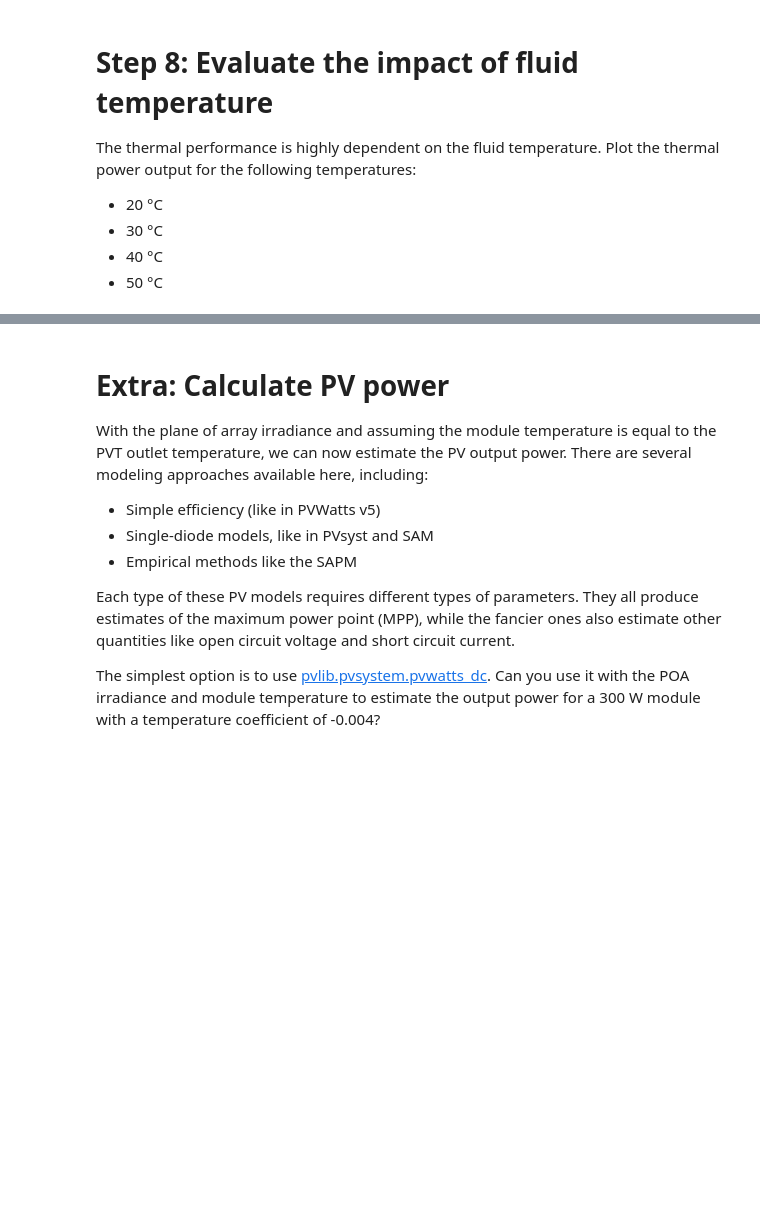
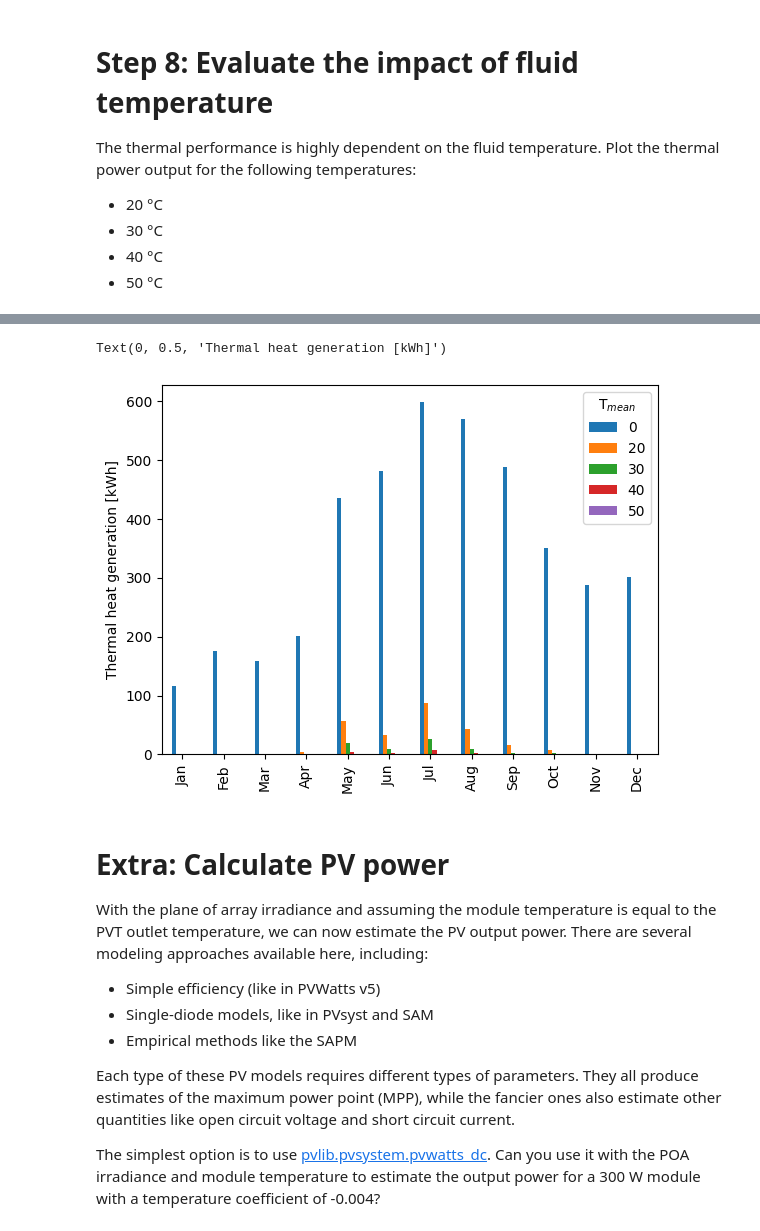
Before and after one commit to AdamRJensen/pvt-exercise, a Jupyter notebook: pvt-systems.ipynb, the cells around one changed output, grey strips where cells are left out. Cells and saved outputs as stored; diff of their text form; code cells hidden in the pictures; blank space fills up the shorter version.

```diff
--- a/pvt-systems.ipynb
+++ b/pvt-systems.ipynb
@@ -64,2 +115,13 @@ Can you find the suitable pvlib function to calculate plane of array irradiance
 # %%
 # Write your code here to calculate plane of array irradiance
+poa = pvlib.irradiance.get_total_irradiance(
+    surface_tilt=45,
+    surface_azimuth=180,
+    solar_zenith=solar_position['zenith'],
+    solar_azimuth=solar_position['azimuth'],
+    dni=data['dni'],
+    ghi=data['ghi'],
+    dhi=data['dhi'],
+)
+
+poa.head(12)
@@ -93,0 +213,8 @@ The thermal performance is highly dependent on the fluid temperature. Plot the t
+# %%
+# Write your code to plot the heat generation
+Qs = pd.DataFrame()
+for T_mean in [0, 20, 30, 40, 50]:
+    Q = area*(eta_0b*K_b*poa['poa_direct'] + eta_0b*K_d*poa['poa_diffuse'] - a_1*(T_mean-data['temp_air']) - a_2*(T_mean-data['temp_air'])**2 - a_3*data['wind_speed']*(T_mean-data['temp_air']) - a_6*data['wind_speed']*(poa['poa_diffuse'] + poa['poa_direct']))
+    Qs[T_mean] = Q.clip(lower=0)
+
+Qs.head()
@@ -94,3 +228,12 @@ The thermal performance is highly dependent on the fluid temperature. Plot the t
+# %%
+Qs_monthly = Qs.resample('MS').sum() / 1000
+Qs_monthly.index = [d.strftime('%b') for d in Qs_monthly.index]
+ax = Qs_monthly.plot.bar()
+ax.legend(title='T$_{mean}$')
+ax.set_ylabel('Thermal heat generation [kWh]')
+# %% [output]
+Text(0, 0.5, 'Thermal heat generation [kWh]')
+[figure, added]
 # %% [markdown]
 # Extra: Calculate PV power
 
```
Also changed, not shown: parts of 14 cells of this notebook.
